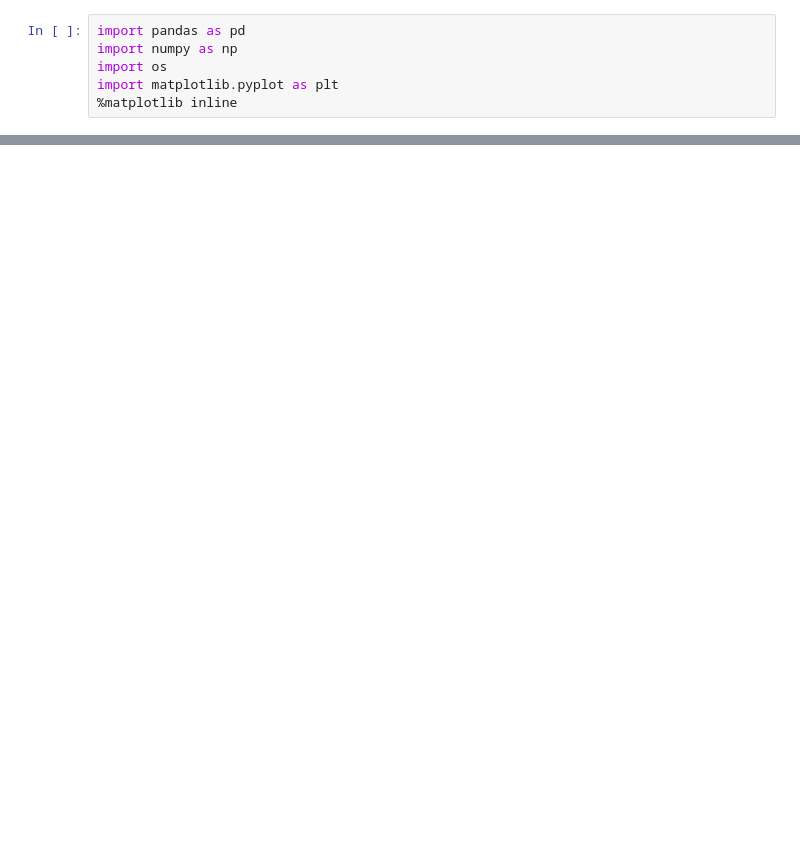
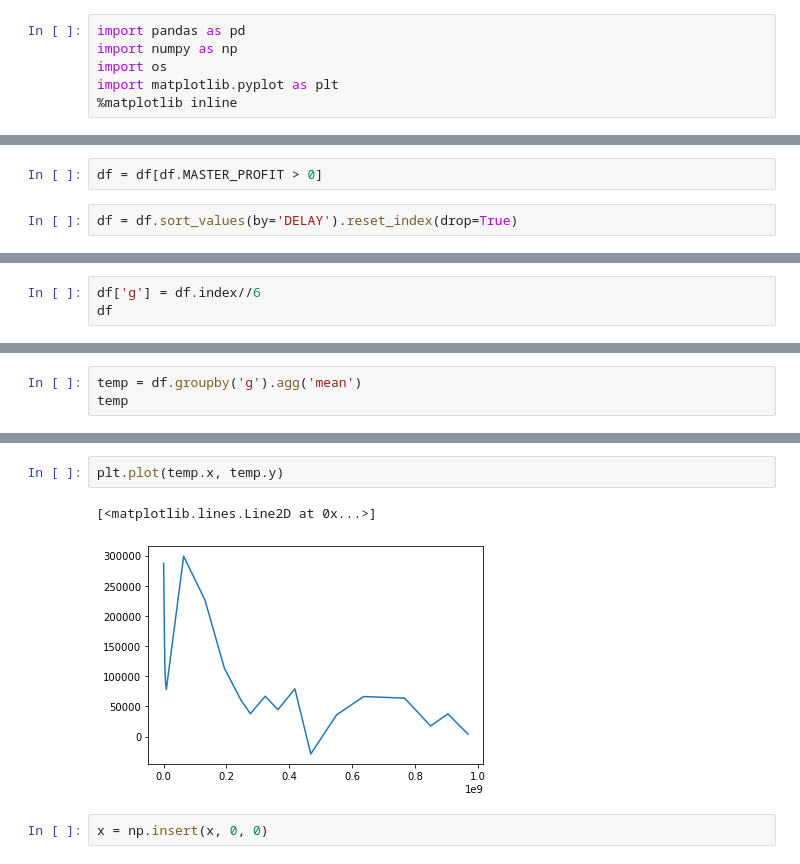
Before and after one commit to hogier/abides, a Jupyter notebook: explore.ipynb, the cells around one changed output, grey strips where cells are left out. Saved outputs shown, nothing was run; the diff lists cells and outputs as text; blank space fills up the shorter version.

```diff
--- a/explore.ipynb
+++ b/explore.ipynb
@@ -55,0 +48,4 @@ delays
+# %%
+df = df[df.MASTER_PROFIT > 0]
+# %%
+df = df.sort_values(by='DELAY').reset_index(drop=True)
@@ -55,0 +72,3 @@ delays
+# %%
+df['g'] = df.index//6
+df
@@ -55,0 +105,3 @@ delays
+# %%
+temp = df.groupby('g').agg('mean')
+temp
@@ -56 +126,8 @@ delays
+# %%
+plt.plot(temp.x, temp.y)
+# %% [output]
+[<matplotlib.lines.Line2D at 0x...>]
+[figure, added]
+# %%
+x = np.insert(x, 0, 0)
 # %%
```
Also changed, not shown: parts of 16 cells of this notebook, 4 other files.
